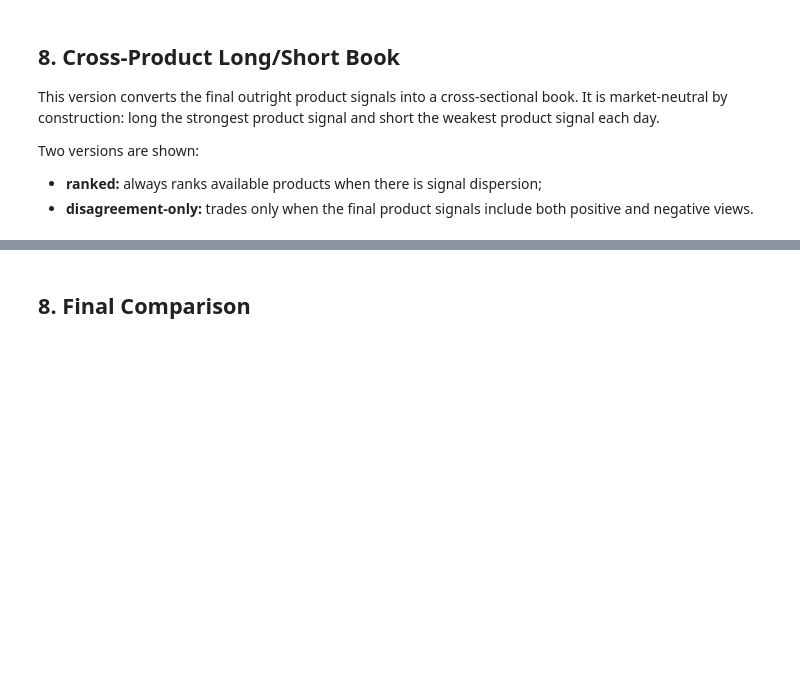
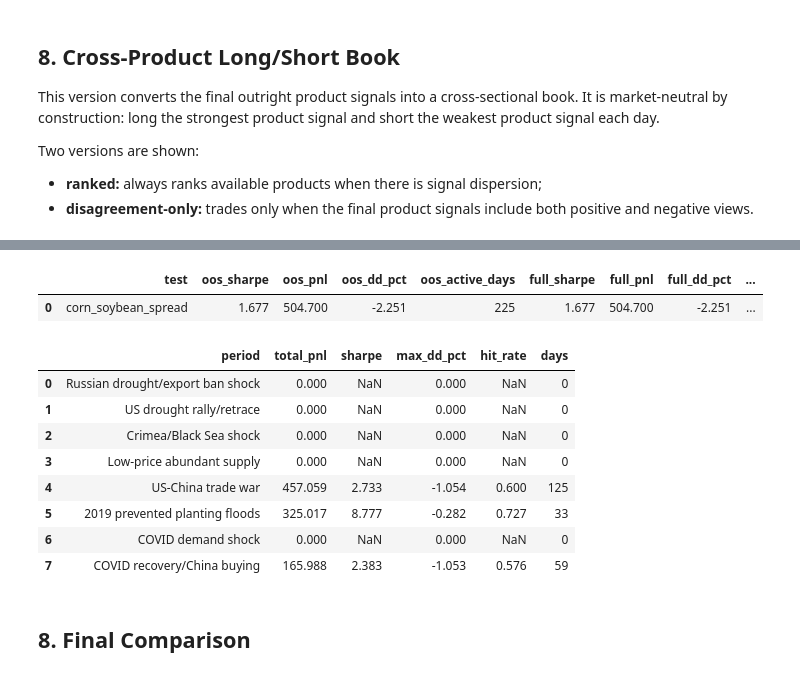
Before and after one commit to phuongmaipham/cgl_challenge, a Jupyter notebook: combined_grain_product_strategy.ipynb, the cells around one changed output, grey strips where cells are left out. Cells and saved outputs as stored; diff of their text form; code cells hidden in the pictures; blank space fills up the shorter version.

```diff
--- a/combined_grain_product_strategy.ipynb
+++ b/combined_grain_product_strategy.ipynb
@@ -142,6 +142,22 @@ def result_row(test, bt):
     }
 
 
+def named_period_check(bt):
+    rows = []
+    for item in REGIME_PERIODS:
+        mask = (bt.index >= pd.Timestamp(item["start"])) & (bt.index <= pd.Timestamp(item["end"]))
+        metrics = active_metrics(bt, mask)
+        rows.append({
+            "period": item["period"],
+            "total_pnl": metrics["total_pnl"],
+            "sharpe": metrics["sharpe"],
+            "max_dd_pct": metrics["max_drawdown"] / DD_CAPITAL_USD * 100.0,
+            "hit_rate": metrics["hit_rate"],
+            "days": metrics["days"],
+        })
+    return pd.DataFrame(rows)
+
+
 def combine_equal_weight(sleeves, columns):
     out = pd.DataFrame(0.0, index=index, columns=columns)
     for sleeve in sleeves:
@@ -466,3 +489,41 @@ display(leg_counts.tail(5).round(0))
+# %%
+corn_soybean_scores = pd.DataFrame({
+    "CORN": corn_final_signal.reindex(index).fillna(0.0),
+    "SOYABEAN": soy_final_signal.reindex(index).fillna(0.0),
+}, index=index)
+corn_soybean_scores.loc[corn_guard.reindex(index).fillna(False), "CORN"] = 0.0
+corn_soybean_scores.loc[soy_low_vol.reindex(index).fillna(False), "SOYABEAN"] = 0.0
+
+corn_soybean_signal = clean_signal(corn_soybean_scores["CORN"] - corn_soybean_scores["SOYABEAN"], index)
+cs_pnl = futures_pnl[["CORN", "SOYABEAN"]]
+cs_vol = cs_pnl.rolling(60, min_periods=20).std().shift(1).replace(0.0, np.nan)
+cs_direction = pd.Series(np.sign(corn_soybean_signal), index=index)
+cs_direction[corn_soybean_signal.abs() < 0.05] = 0.0
+
+corn_soybean_spread_pos = pd.DataFrame(0.0, index=index, columns=["CORN", "SOYABEAN"])
+corn_soybean_spread_pos["CORN"] = (cs_direction * 75.0 / cs_vol["CORN"]).clip(-0.50, 0.50)
+corn_soybean_spread_pos["SOYABEAN"] = (-cs_direction * 75.0 / cs_vol["SOYABEAN"]).clip(-0.50, 0.50)
+corn_soybean_spread_pos = (corn_soybean_spread_pos * PRODUCT_WEIGHT).fillna(0.0)
+
+corn_soybean_spread_bt = backtest_book(corn_soybean_spread_pos, cs_pnl)
+
+corn_soybean_spread_summary = pd.DataFrame([result_row("corn_soybean_spread", corn_soybean_spread_bt)])
+corn_soybean_spread_periods = named_period_check(corn_soybean_spread_bt)
+
+display(corn_soybean_spread_summary.round(3))
+display(corn_soybean_spread_periods.round(3))
+# %% [output]
+|  | test | oos_sharpe | oos_pnl | oos_dd_pct | oos_active_days | full_sharpe | full_pnl | full_dd_pct | ... |
+| 0 | corn_soybean_spread | 1.677 | 504.700 | -2.251 | 225 | 1.677 | 504.700 | -2.251 | ... |
+|  | period | total_pnl | sharpe | max_dd_pct | hit_rate | days |
+| 0 | Russian drought/export ban shock | 0.000 | NaN | 0.000 | NaN | 0 |
+| 1 | US drought rally/retrace | 0.000 | NaN | 0.000 | NaN | 0 |
+| 2 | Crimea/Black Sea shock | 0.000 | NaN | 0.000 | NaN | 0 |
+| 3 | Low-price abundant supply | 0.000 | NaN | 0.000 | NaN | 0 |
+| 4 | US-China trade war | 457.059 | 2.733 | -1.054 | 0.600 | 125 |
+| 5 | 2019 prevented planting floods | 325.017 | 8.777 | -0.282 | 0.727 | 33 |
+| 6 | COVID demand shock | 0.000 | NaN | 0.000 | NaN | 0 |
+| 7 | COVID recovery/China buying | 165.988 | 2.383 | -1.053 | 0.576 | 59 |
 # %% [markdown]
 ## 8. Final Comparison
 # %%
```
Also changed, not shown: parts of 7 cells of this notebook, 32 other files.
